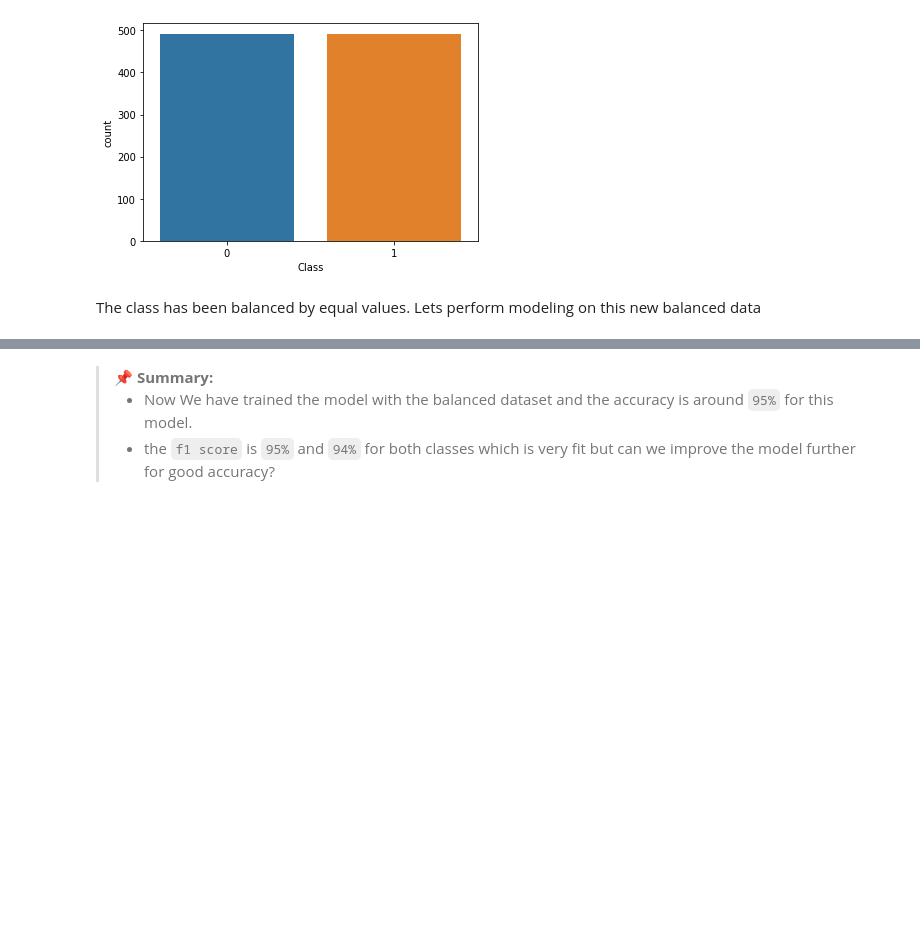
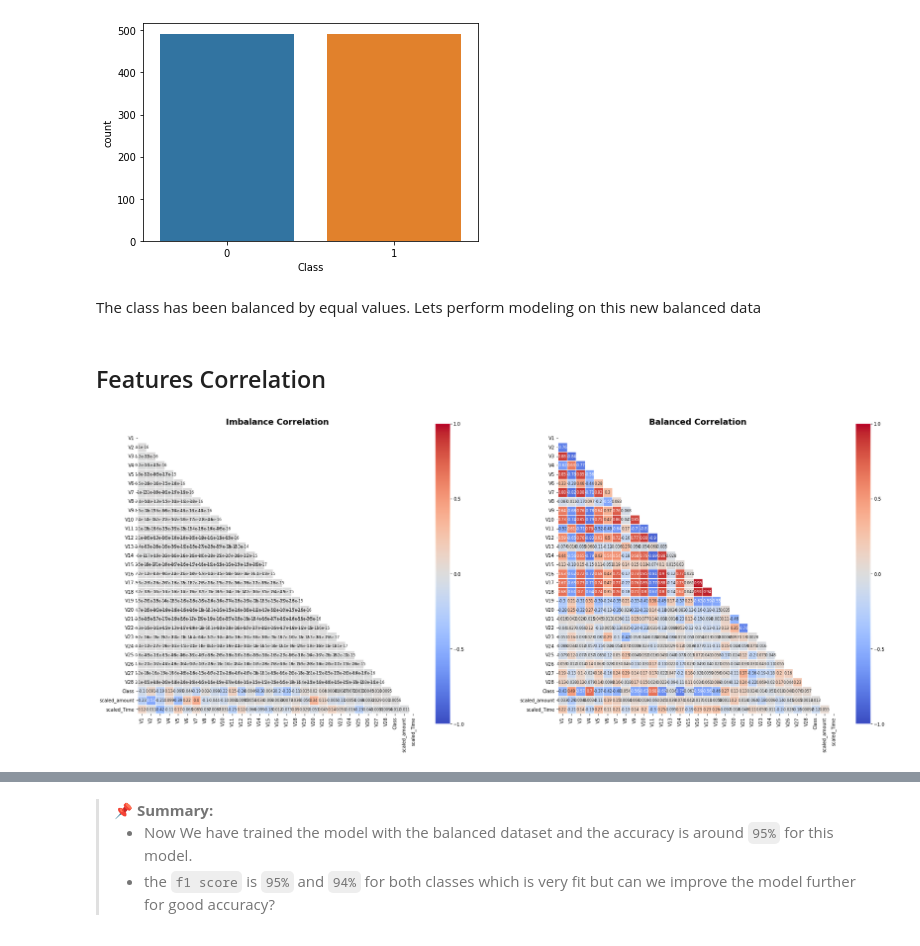
Before and after one commit to heyrobin/Fraud-Analysis, a Jupyter notebook: credit-card-fraud-analysis-eda.ipynb, the cells around one changed output, grey strips where cells are left out. Saved outputs shown, nothing was run; the diff lists cells and outputs as text; code cells hidden in the pictures; blank space fills up the shorter version.

```diff
--- a/credit-card-fraud-analysis-eda.ipynb
+++ b/credit-card-fraud-analysis-eda.ipynb
@@ -214,3 +95,14 @@ weighted avg       1.00      1.00      1.00     56962
+# %%
+# scaling the non scaled features
+
+from sklearn.preprocessing import RobustScaler
+
+rob_scale = RobustScaler()
+
+df['scaled_amount']=rob_scale.fit_transform(df['Amount'].values.reshape(-1,1))
+df['scaled_Time']=rob_scale.fit_transform(df['Time'].values.reshape(-1,1))
+
+df.drop(['Amount','Time'], axis=1,inplace=True)
 # %% [markdown]
 ### Undersampling Technique
 
@@ -237,3 +129,41 @@ sns.countplot(df2["Class"]);
 [figure]
 # %% [markdown]
 The class has been balanced by equal values. Lets perform modeling on this new balanced data
+# %% [markdown]
+## Features Correlation
+# %%
+mask = np.zeros_like(df.corr(), dtype=np.bool)
+mask[np.triu_indices_from(mask)]= True
+
+
+f, axes = plt.subplots(ncols=2, figsize=(30,30))
+
+heatmap = sns.heatmap(df.corr(),
+            mask = mask,
+            square = True,
+            linewidths = .5,
+            cmap = 'coolwarm',
+            cbar_kws = {'shrink': .4,"ticks" : [-1, -.5, 0, 0.5, 1]},
+            vmin = -1,
+            vmax = 1,
+            annot = True,
+            annot_kws = {"size": 8},
+            ax = axes[0])
+
+axes[0].set_title('Imbalance Correlation', size = 18, weight='bold', pad=20);
+
+heatmap = sns.heatmap(df2.corr(),
+            mask = mask,
+            square = True,
+            linewidths = .5,
+            cmap = 'coolwarm',
+            cbar_kws = {'shrink': .4,"ticks" : [-1, -.5, 0, 0.5, 1]},
+            vmin = -1,
+            vmax = 1,
+            annot = True,
+            annot_kws = {"size": 8},
+            ax = axes[1])
+
+axes[1].set_title('Balanced Correlation', size = 18, weight='bold', pad=20);
+# %% [output]
+[figure, added]
```
Also changed, not shown: parts of 33 cells of this notebook.
